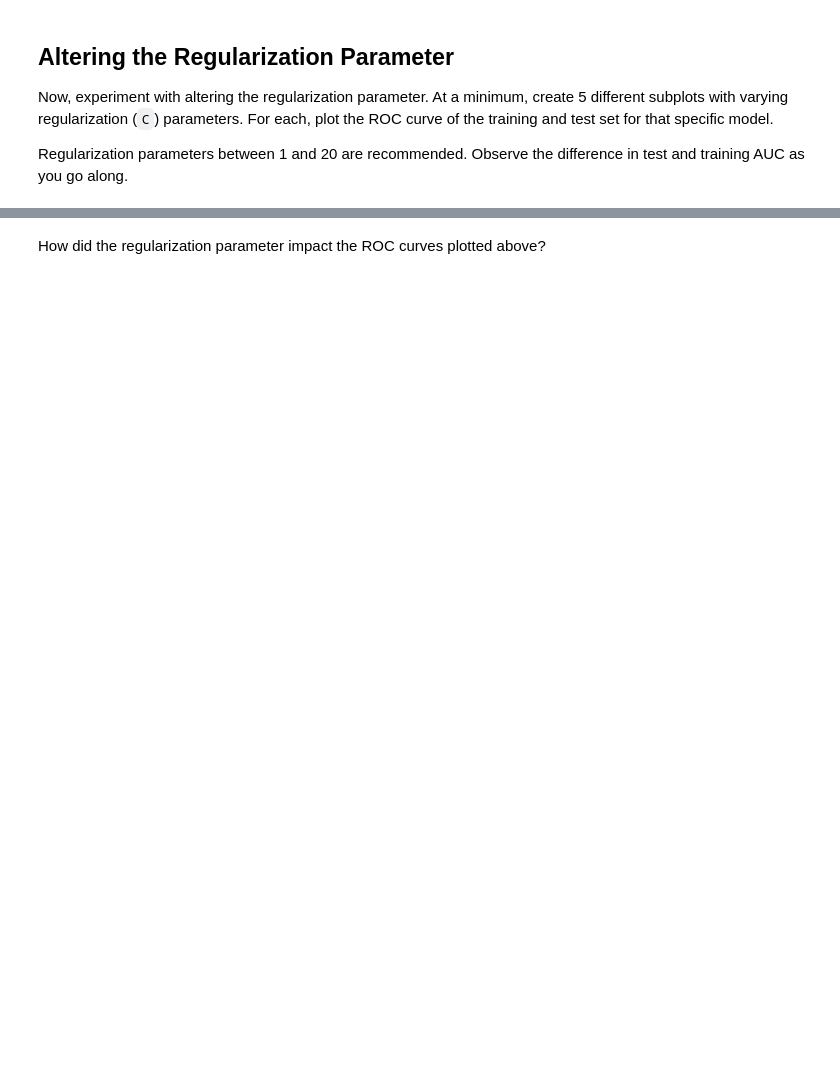
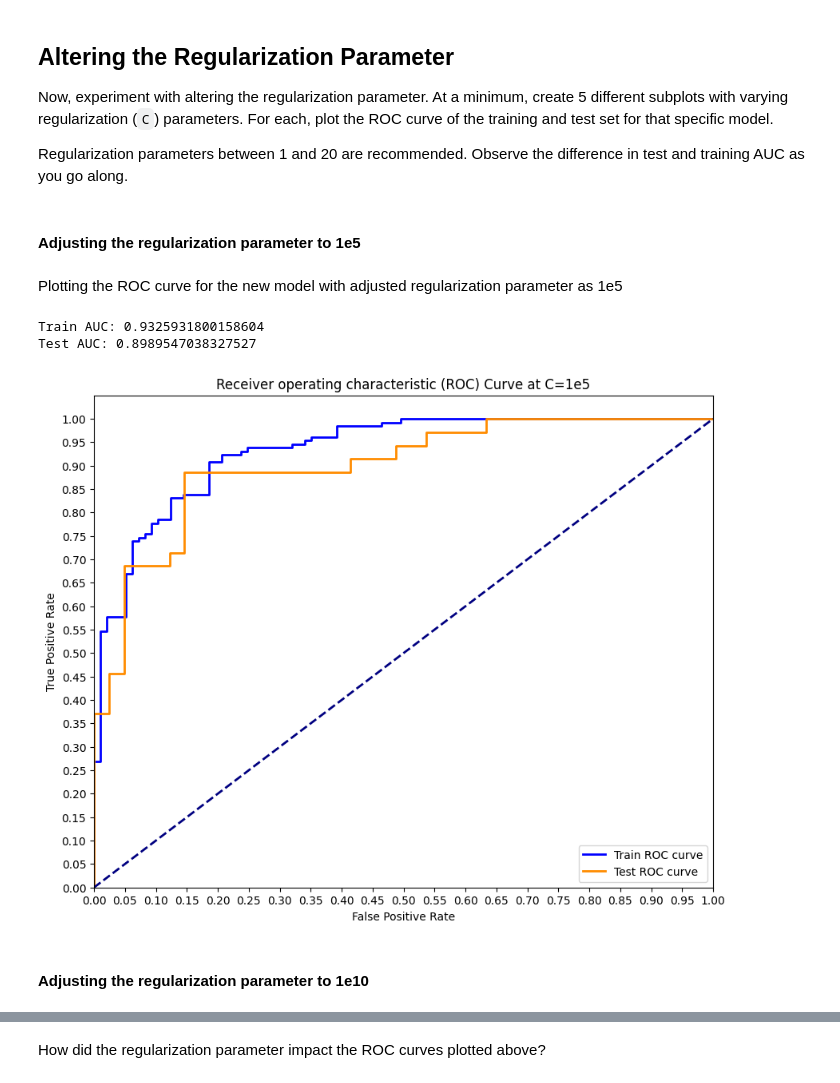
Before and after one commit to Philipmwasi/Logistic-regression-labs, a Jupyter notebook: dsc-logistic-regression-model-comparisons-lab-master/index.ipynb, the cells around one changed output, grey strips where cells are left out. Cells and saved outputs as stored; diff of their text form; code cells hidden in the pictures; blank space fills up the shorter version.

Commit message:
Adjusted the regularization parameter

```diff
--- a/dsc-logistic-regression-model-comparisons-lab-master/index.ipynb
+++ b/dsc-logistic-regression-model-comparisons-lab-master/index.ipynb
@@ -221,0 +222,47 @@ Regularization parameters between 1 and 20 are recommended. Observe the differen
+# %% [markdown]
+#### Adjusting the regularization parameter to 1e5
+# %%
+log_reg_1 = LogisticRegression(fit_intercept=True, C=1e5, solver = 'liblinear')
+
+# fit the modelon the training dataset
+log_reg_1.fit(X_train, y_train)
+
+#predict on the test dataset
+y_hat_test_1 = log_reg_1.predict(X_test)
+# %% [markdown]
+Plotting the ROC curve for the new model with adjusted regularization parameter as 1e5
+# %%
+y_train_score = log_reg_1.predict_proba(X_train)[:,1]
+y_test_score = log_reg_1.predict_proba(X_test)[:,1]
+
+train_fpr, train_tpr, train_thresholds = roc_curve(y_train, y_train_score)
+test_fpr, test_tpr, test_thresholds = roc_curve(y_test, y_test_score)
+
+
+print('Train AUC: {}'.format(auc(train_fpr, train_tpr)))
+print('Test AUC: {}'.format(auc(test_fpr, test_tpr)))
+
+plt.figure(figsize=(10, 8))
+lw = 2
+
+plt.plot(train_fpr, train_tpr, color='blue',
+         lw=lw, label='Train ROC curve')
+plt.plot(test_fpr, test_tpr, color='darkorange',
+         lw=lw, label='Test ROC curve')
+
+plt.plot([0, 1], [0, 1], color='navy', lw=lw, linestyle='--')
+plt.xlim([0.0, 1.0])
+plt.ylim([0.0, 1.05])
+plt.yticks([i/20.0 for i in range(21)])
+plt.xticks([i/20.0 for i in range(21)])
+plt.xlabel('False Positive Rate')
+plt.ylabel('True Positive Rate')
+plt.title('Receiver operating characteristic (ROC) Curve at C=1e5')
+plt.legend(loc='lower right')
+plt.show()
+# %% [output]
+Train AUC: 0.9325931800158604
+Test AUC: 0.8989547038327527
+[figure, added]
+# %% [markdown]
+#### Adjusting the regularization parameter to 1e10
```
Also changed, not shown: parts of 13 cells of this notebook.
